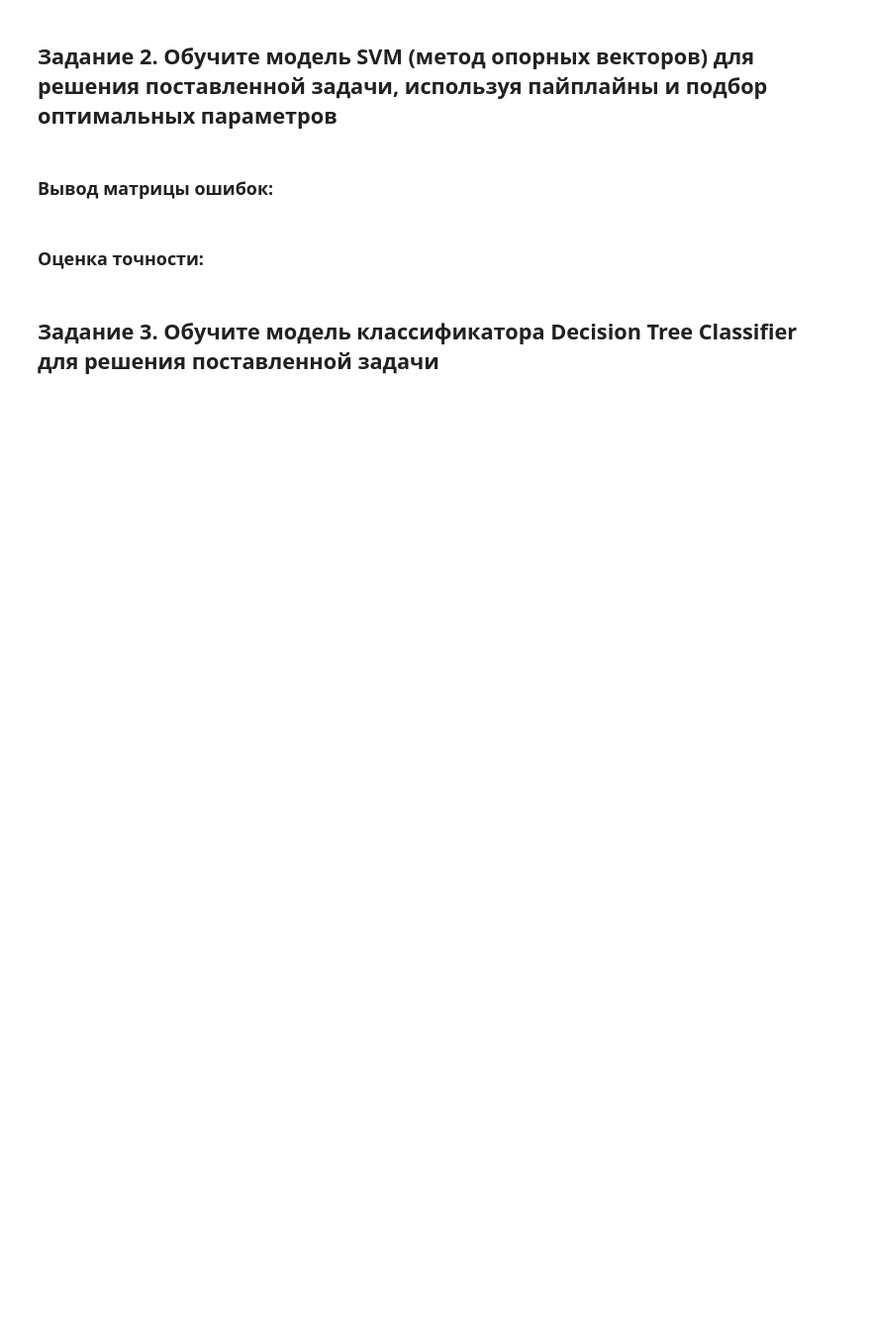
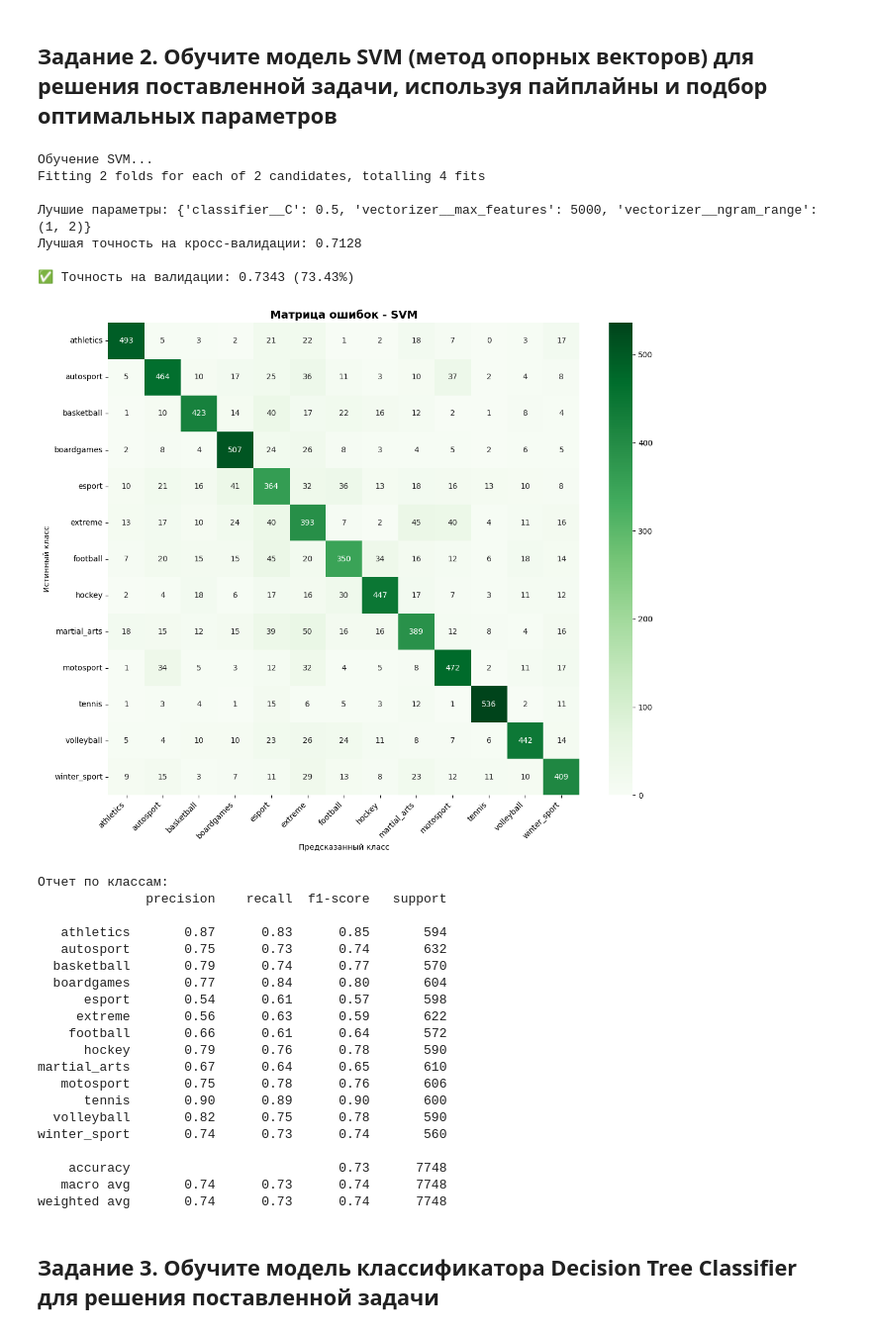
Before and after one commit to fruct49/ml_practice, a Jupyter notebook: 5. Классификация текстов. Метод Наивного Байеса. Метод опорных векторов/Практика/Практическая_работа_№7_Применение_методов_машинного_обучения_для_решения_задачи_классификации_текстов.ipynb, the cells around one changed output. Shown at 99% size. Cells and saved outputs as stored; diff of their text form; code cells hidden in the pictures; blank space fills up the shorter version.

```diff
--- a/5. Классификация текстов. Метод Наивного Байеса. Метод опорных векторов/Практика/Практическая_работа_№7_Применение_методов_машинного_обучения_для_решения_задачи_классификации_текстов.ipynb
+++ b/5. Классификация текстов. Метод Наивного Байеса. Метод опорных векторов/Практика/Практическая_работа_№7_Применение_методов_машинного_обучения_для_решения_задачи_классификации_текстов.ipynb
@@ -268,2 +280,0 @@ print(classification_report(y_val, y_pred_nb, zero_division=0))
-# %% [markdown]
-### Вывод матрицы ошибок:
@@ -272,2 +280,0 @@ print(classification_report(y_val, y_pred_nb, zero_division=0))
-# %% [markdown]
-### Оценка точности:
@@ -276,2 +281,71 @@ print(classification_report(y_val, y_pred_nb, zero_division=0))
+# %%
+from sklearn.svm import LinearSVC
+
+svm_pipeline = Pipeline([
+    ('vectorizer', TfidfVectorizer()),
+    ('classifier', LinearSVC(max_iter=2000, random_state=42))
+])
+
+svm_params = {
+    'vectorizer__max_features': [5000],
+    'vectorizer__ngram_range': [(1, 2)],
+    'classifier__C': [0.5, 1.0]
+}
+
+print("Обучение SVM...")
+svm_grid = GridSearchCV(svm_pipeline, svm_params, cv=2, scoring='accuracy', verbose=1, n_jobs=-1)
+svm_grid.fit(X_train, y_train)
+
+print(f"\nЛучшие параметры: {svm_grid.best_params_}")
+print(f"Лучшая точность на кросс-валидации: {svm_grid.best_score_:.4f}")
+
+
+y_pred_svm = svm_grid.best_estimator_.predict(X_val)
+svm_accuracy = accuracy_score(y_val, y_pred_svm)
+print(f"\nТочность на валидации: {svm_accuracy:.4f} ({svm_accuracy*100:.2f}%)")
+
+cm_svm = confusion_matrix(y_val, y_pred_svm)
+plt.figure(figsize=(12, 10))
+sns.heatmap(cm_svm, annot=True, fmt='d', cmap='Greens',
+            xticklabels=sorted(y_val.unique()),
+            yticklabels=sorted(y_val.unique()))
+plt.title('Матрица ошибок - SVM', fontsize=14, fontweight='bold')
+plt.ylabel('Истинный класс')
+plt.xlabel('Предсказанный класс')
+plt.xticks(rotation=45, ha='right')
+plt.tight_layout()
+plt.show()
+
+print("\nОтчет по классам:")
+print(classification_report(y_val, y_pred_svm, zero_division=0))
+# %% [output]
+Обучение SVM...
+Fitting 2 folds for each of 2 candidates, totalling 4 fits
+
+Лучшие параметры: {'classifier__C': 0.5, 'vectorizer__max_features': 5000, 'vectorizer__ngram_range': (1, 2)}
+Лучшая точность на кросс-валидации: 0.7128
+
+✅ Точность на валидации: 0.7343 (73.43%)
+[figure, added]
+Отчет по классам:
+              precision    recall  f1-score   support
+
+   athletics       0.87      0.83      0.85       594
+   autosport       0.75      0.73      0.74       632
+  basketball       0.79      0.74      0.77       570
+  boardgames       0.77      0.84      0.80       604
+      esport       0.54      0.61      0.57       598
+     extreme       0.56      0.63      0.59       622
+    football       0.66      0.61      0.64       572
+      hockey       0.79      0.76      0.78       590
+martial_arts       0.67      0.64      0.65       610
+   motosport       0.75      0.78      0.76       606
+      tennis       0.90      0.89      0.90       600
+  volleyball       0.82      0.75      0.78       590
+winter_sport       0.74      0.73      0.74       560
+
+    accuracy                           0.73      7748
+   macro avg       0.74      0.73      0.74      7748
+weighted avg       0.74      0.73      0.74      7748
 # %% [markdown]
 ## Задание 3. Обучите модель классификатора Decision Tree Classifier для решения поставленной задачи
```
Also changed, not shown: parts of 26 cells of this notebook.
